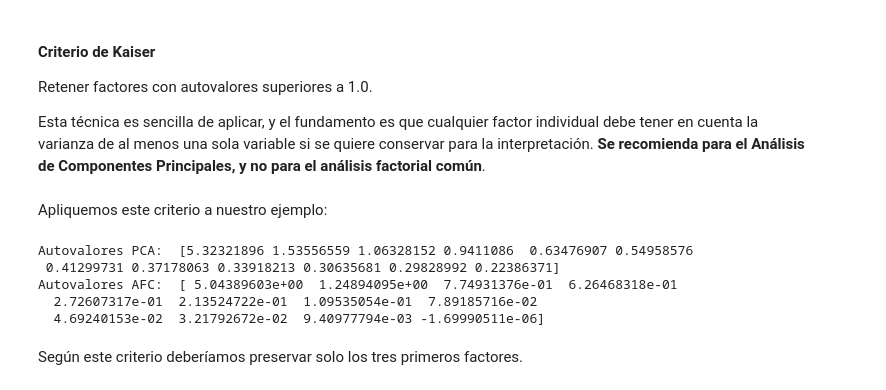
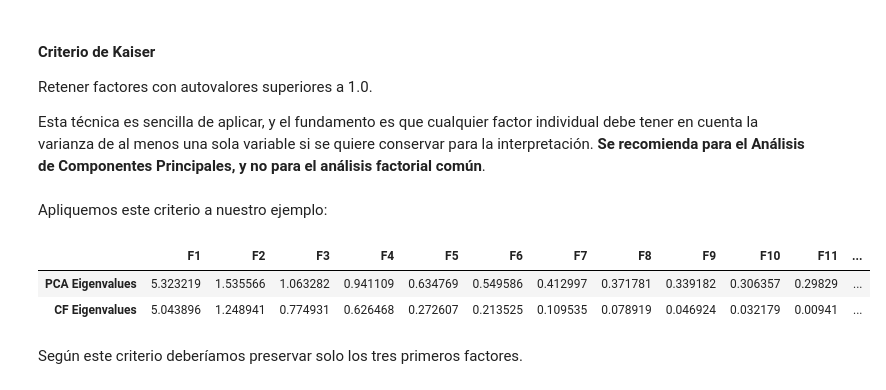
Before and after one commit to renatoparedes/EstadisticaYPsicologiaMatematica, a Jupyter notebook: AFE/AnalisisFactorialExploratorio.ipynb, the cells around one changed output. Drawn from its saved outputs; the diff is of its cells as text; code cells hidden in the pictures.

```diff
--- a/AFE/AnalisisFactorialExploratorio.ipynb
+++ b/AFE/AnalisisFactorialExploratorio.ipynb
@@ -182,18 +182,18 @@ Apliquemos este criterio a nuestro ejemplo:
 # %%
 from factor_analyzer import FactorAnalyzer
 
 fa = FactorAnalyzer(n_factors=12,rotation=None)
 fa.fit(scaled_df)
 original_eigen_values, common_factor_eigen_values = fa.get_eigenvalues()
 
-print("Autovalores PCA: ",original_eigen_values)
-print("Autovalores AFC: ",common_factor_eigen_values)
+df_eigen = pd.DataFrame([original_eigen_values, common_factor_eigen_values],index=['PCA Eigenvalues','CF Eigenvalues'])
+df_eigen.columns += 1
+df_eigen = df_eigen.add_prefix('F')
+df_eigen
 # %% [output]
-Autovalores PCA:  [5.32321896 1.53556559 1.06328152 0.9411086  0.63476907 0.54958576
- 0.41299731 0.37178063 0.33918213 0.30635681 0.29828992 0.22386371]
-Autovalores AFC:  [ 5.04389603e+00  1.24894095e+00  7.74931376e-01  6.26468318e-01
-  2.72607317e-01  2.13524722e-01  1.09535054e-01  7.89185716e-02
-  4.69240153e-02  3.21792672e-02  9.40977794e-03 -1.69990511e-06]
+|  | F1 | F2 | F3 | F4 | F5 | F6 | F7 | F8 | F9 | F10 | F11 | ... |
+| PCA Eigenvalues | 5.323219 | 1.535566 | 1.063282 | 0.941109 | 0.634769 | 0.549586 | 0.412997 | 0.371781 | 0.339182 | 0.306357 | 0.29829 | ... |
+| CF Eigenvalues | 5.043896 | 1.248941 | 0.774931 | 0.626468 | 0.272607 | 0.213525 | 0.109535 | 0.078919 | 0.046924 | 0.032179 | 0.00941 | ... |
 # %% [markdown]
 Según este criterio deberíamos preservar solo los tres primeros factores.
 # %% [markdown]
```
Also changed, not shown: parts of 22 cells of this notebook, 4 other files.
